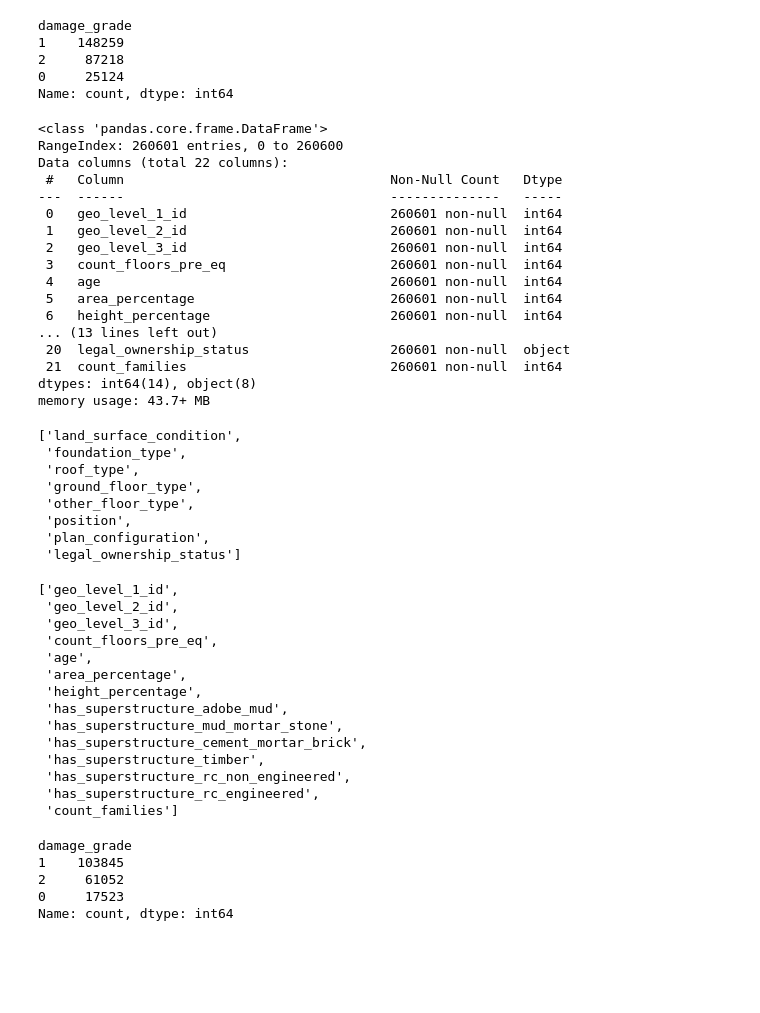
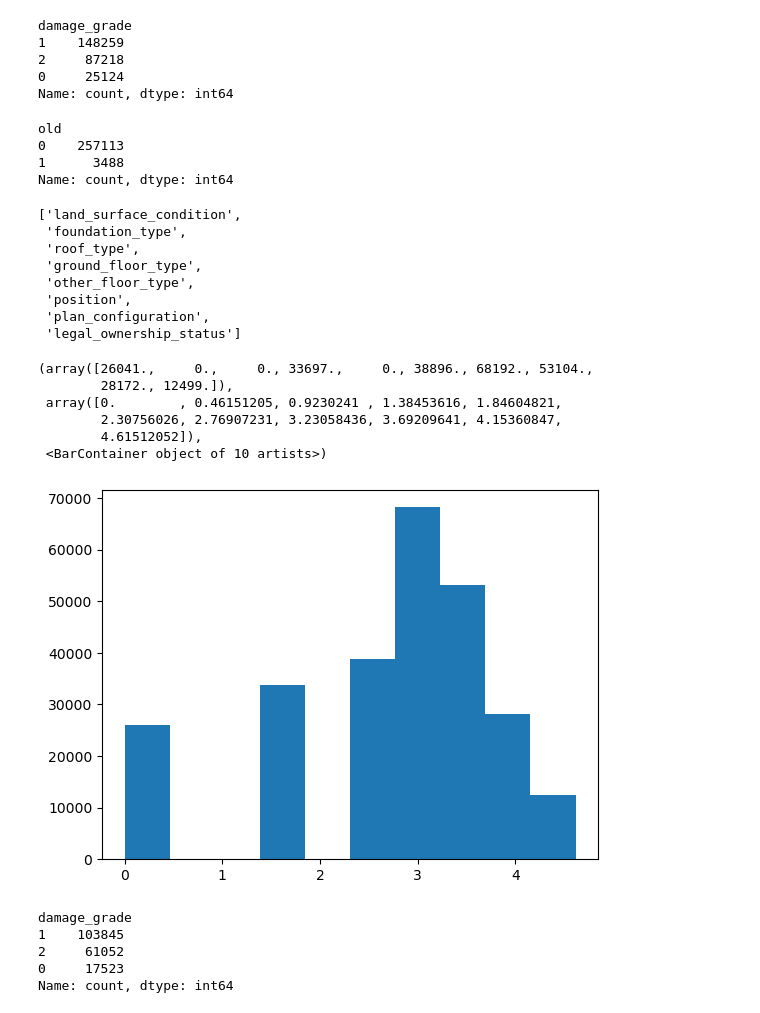
Before and after one commit to Ralo93/earthquake_damage_prediction, a Jupyter notebook: notebooks/0.2_rvl_earthquake_baseline.ipynb, the cells around one changed output. Drawn from its saved outputs; the diff is of its cells as text; code cells hidden in the pictures; blank space fills up the shorter version.

```diff
--- a/notebooks/0.2_rvl_earthquake_baseline.ipynb
+++ b/notebooks/0.2_rvl_earthquake_baseline.ipynb
@@ -22,0 +74,23 @@ Index(['geo_level_1_id', 'geo_level_2_id', 'geo_level_3_id',
+# %%
+import numpy as np
+
+def apply_log_transformation(df, columns):
+    """
+    Applies log transformation to the specified columns of the DataFrame.
+
+    Parameters:
+    - df: The input DataFrame.
+    - columns: List of column names to apply the log transformation on.
+
+    Returns:
+    - DataFrame with log-transformed columns.
+    """
+
+    df_transformed = df.copy()
+
+    # Apply log transformation to each specified column
+    for col in columns:
+        # Add a small constant to avoid log(0) and handle any zeros or negatives
+        df_transformed[col] = np.log(df[col])
+
+    return df_transformed
@@ -49,23 +184,10 @@ damage_grade
 0     25124
 Name: count, dtype: int64
 # %%
-x.info()
+x.old.value_counts()
 # %% [output]
-<class 'pandas.core.frame.DataFrame'>
-RangeIndex: 260601 entries, 0 to 260600
-Data columns (total 22 columns):
- #   Column                                  Non-Null Count   Dtype
----  ------                                  --------------   -----
- 0   geo_level_1_id                          260601 non-null  int64
- 1   geo_level_2_id                          260601 non-null  int64
- 2   geo_level_3_id                          260601 non-null  int64
- 3   count_floors_pre_eq                     260601 non-null  int64
- 4   age                                     260601 non-null  int64
- 5   area_percentage                         260601 non-null  int64
- 6   height_percentage                       260601 non-null  int64
-... (13 lines left out)
- 20  legal_ownership_status                  260601 non-null  object
- 21  count_families                          260601 non-null  int64
-dtypes: int64(14), object(8)
-memory usage: 43.7+ MB
+old
+0    257113
+1      3488
+Name: count, dtype: int64
 # %%
@@ -89,22 +211,15 @@ categorical_cols
  'plan_configuration',
  'legal_ownership_status']
 # %%
-numerical_cols
+plt.hist(numerical_df.age)
 # %% [output]
-['geo_level_1_id',
- 'geo_level_2_id',
- 'geo_level_3_id',
- 'count_floors_pre_eq',
- 'age',
- 'area_percentage',
- 'height_percentage',
- 'has_superstructure_adobe_mud',
- 'has_superstructure_mud_mortar_stone',
- 'has_superstructure_cement_mortar_brick',
- 'has_superstructure_timber',
- 'has_superstructure_rc_non_engineered',
- 'has_superstructure_rc_engineered',
- 'count_families']
+(array([26041.,     0.,     0., 33697.,     0., 38896., 68192., 53104.,
+        28172., 12499.]),
+ array([0.        , 0.46151205, 0.9230241 , 1.38453616, 1.84604821,
+        2.30756026, 2.76907231, 3.23058436, 3.69209641, 4.15360847,
+        4.61512052]),
+ <BarContainer object of 10 artists>)
+[figure, added]
 # %%
 from sklearn.model_selection import train_test_split
 from sklearn.compose import ColumnTransformer
```
Also changed, not shown: parts of 13 cells of this notebook, 2 other files.
